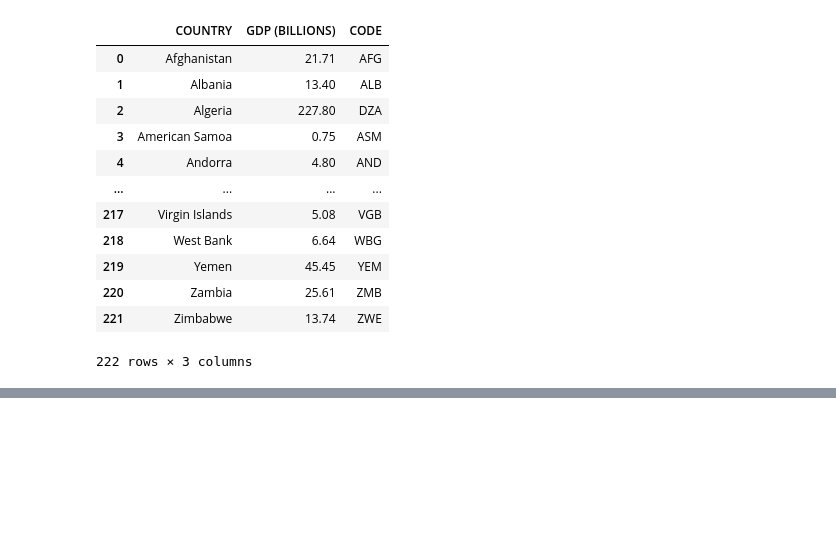
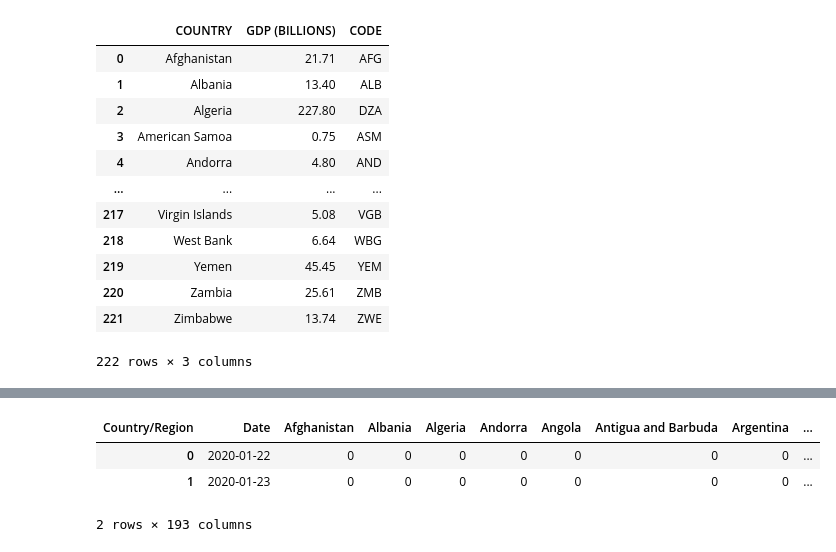
Before and after one commit to Vaycold/Vaycold, a Jupyter notebook: Python_DataAnalysis/코로나_바이러스에_의한_확진자_수_및_사망자_수_분석.ipynb, the cells around one changed output, grey strips where cells are left out. Saved outputs shown, nothing was run; the diff lists cells and outputs as text; code cells hidden in the pictures; blank space fills up the shorter version.

```diff
--- a/Python_DataAnalysis/코로나_바이러스에_의한_확진자_수_및_사망자_수_분석.ipynb
+++ b/Python_DataAnalysis/코로나_바이러스에_의한_확진자_수_및_사망자_수_분석.ipynb
@@ -355,0 +423,7 @@ fig.show()
+# %%
+df_case.reset_index().head(2)
+# %% [output]
+| Country/Region | Date | Afghanistan | Albania | Algeria | Andorra | Angola | Antigua and Barbuda | Argentina | ... |
+| 0 | 2020-01-22 | 0 | 0 | 0 | 0 | 0 | 0 | 0 | ... |
+| 1 | 2020-01-23 | 0 | 0 | 0 | 0 | 0 | 0 | 0 | ... |
+2 rows × 193 columns
```
Also changed, not shown: parts of 22 cells of this notebook.
